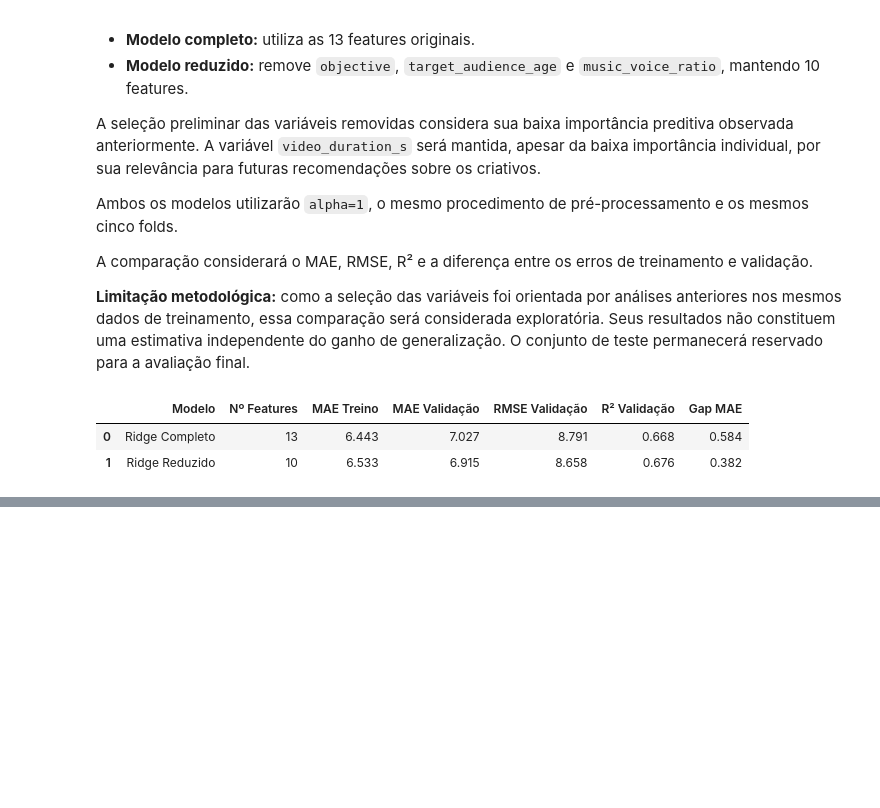
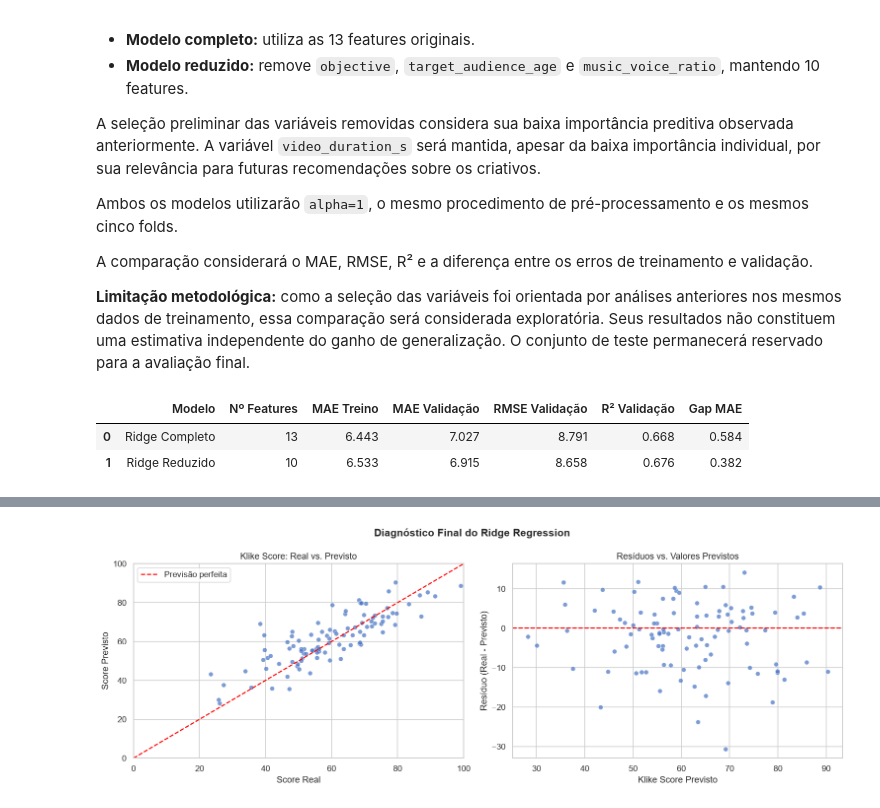
Before and after one commit to joaobaungartner/klike-data-science-challenge, a Jupyter notebook: parte-2.ipynb, the cells around one changed output, grey strips where cells are left out. Drawn from its saved outputs; the diff is of its cells as text; code cells hidden in the pictures; blank space fills up the shorter version.

```diff
--- a/parte-2.ipynb
+++ b/parte-2.ipynb
@@ -933,0 +1098,57 @@ display(df_comparacao.round(3))
+# %%
+
+fig, axes = plt.subplots(1, 2, figsize=(14, 5))
+
+# Gráfico 1 — Valores reais versus previstos
+sns.scatterplot(
+    data=df_previsoes,
+    x="Score Real",
+    y="Score Previsto",
+    ax=axes[0],
+    color="#4472C4",
+    alpha=0.7
+)
+
+axes[0].plot(
+    [0, 100],
+    [0, 100],
+    color="red",
+    linestyle="--",
+    label="Previsão perfeita"
+)
+
+axes[0].set_title("Klike Score: Real vs. Previsto")
+axes[0].set_xlim(0, 100)
+axes[0].set_ylim(0, 100)
+axes[0].legend()
+
+# Gráfico 2 — Análise dos resíduos
+sns.scatterplot(
+    data=df_previsoes,
+    x="Score Previsto",
+    y="Resíduo",
+    ax=axes[1],
+    color="#4472C4",
+    alpha=0.7
+)
+
+axes[1].axhline(
+    0,
+    color="red",
+    linestyle="--"
+)
+
+axes[1].set_title("Resíduos vs. Valores Previstos")
+axes[1].set_xlabel("Klike Score Previsto")
+axes[1].set_ylabel("Resíduo (Real - Previsto)")
+
+plt.suptitle(
+    "Diagnóstico Final do Ridge Regression",
+    fontsize=14,
+    fontweight="bold"
+)
+
+plt.tight_layout()
+plt.show()
+# %% [output]
+[figure, added]
```
Also changed, not shown: parts of 5 cells of this notebook.
